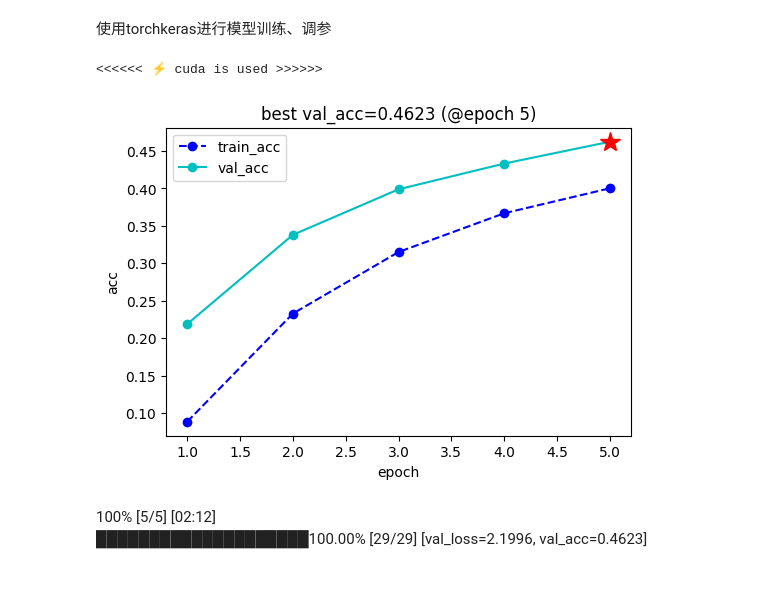
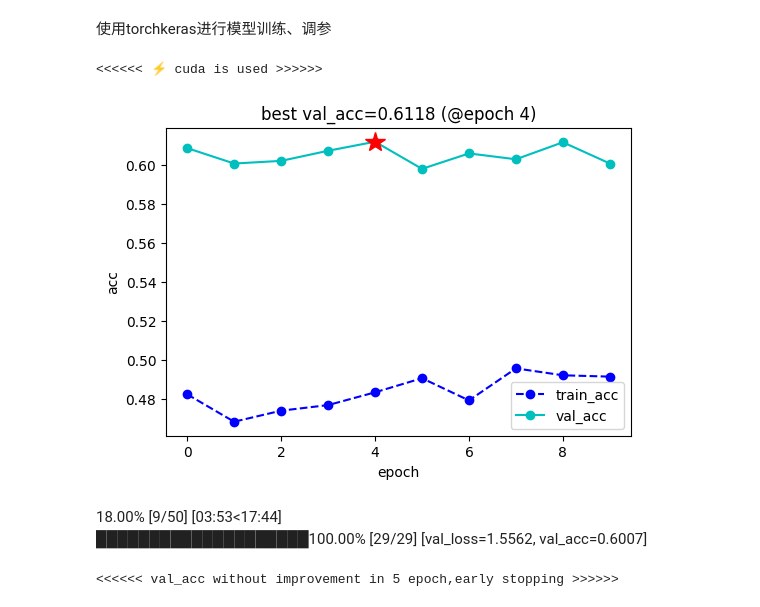
Before and after one commit to jagger235711/d2l-zh-pytorch-colab, a Jupyter notebook: 实战/c2/classify-leaves2.ipynb, the cells around one changed output. Saved outputs shown, nothing was run; the diff lists cells and outputs as text; code cells hidden in the pictures.

```diff
--- a/实战/c2/classify-leaves2.ipynb
+++ b/实战/c2/classify-leaves2.ipynb
@@ -175,9 +175,9 @@ class LeavesDataset(Dataset):
                     transforms.RandomRotation(degrees=(-15, 15)),
                     # 颜色抖动（模拟光照/色彩变化）
                     transforms.ColorJitter(
-                        brightness=0.2,  # 亮度±20%
-                        contrast=0.2,  # 对比度±20%
-                        saturation=0.2,  # 饱和度±20%
+                        brightness=0.1,  # 亮度±10%
+                        contrast=0.1,  # 对比度±10%
+                        saturation=0.1,  # 饱和度±10%
                         hue=0.1,  # 色调±0.1（避免颜色失真）
                     ),
                     # 随机灰度化（降低对颜色的过度依赖）
@@ -189,16 +189,16 @@ class LeavesDataset(Dataset):
                     ),
                     # 转Tensor
                     transforms.ToTensor(),
-                    # 标准化（使用ImageNet均值/标准差，适配预训练模型或加速收敛）
-                    transforms.Normalize(
-                        mean=[0.485, 0.456, 0.406], std=[0.229, 0.224, 0.225]
+                    # # 标准化（使用ImageNet均值/标准差，适配预训练模型或加速收敛）
+                    # transforms.Normalize(
+                    #     mean=[0.485, 0.456, 0.406], std=[0.229, 0.224, 0.225]
+                    # ),
+                    # 随机擦除（模拟局部遮挡）
+                    transforms.RandomErasing(
+                        p=0.2,
+                        scale=(0.02, 0.33),  # 擦除区域占比
+                        ratio=(0.3, 3.3),  # 擦除区域长宽比
                     ),
-                    # # 随机擦除（模拟局部遮挡）
-                    # transforms.RandomErasing(
-                    #     p=0.2,
-                    #     scale=(0.02, 0.33),  # 擦除区域占比
-                    #     ratio=(0.3, 3.3),  # 擦除区域长宽比
-                    # ),
                 ]
             )
         else:
@@ -207,10 +207,10 @@ class LeavesDataset(Dataset):
                 [
                     transforms.Resize((224, 224)),
                     transforms.ToTensor(),
-                    # 标准化（使用ImageNet均值/标准差，适配预训练模型或加速收敛）
-                    transforms.Normalize(
-                        mean=[0.485, 0.456, 0.406], std=[0.229, 0.224, 0.225]
-                    ),
+                    # # 标准化（使用ImageNet均值/标准差，适配预训练模型或加速收敛）
+                    # transforms.Normalize(
+                    #     mean=[0.485, 0.456, 0.406], std=[0.229, 0.224, 0.225]
+                    # ),
                 ]
             )
         image = transform(image)
@@ -319,34 +318,32 @@ class Accuracy(nn.Module):
 使用torchkeras进行模型训练、调参
 # %%
 net = get_net().to("cuda" if torch.cuda.is_available() else "cpu")
-lr, momentum, epochs = 0.001, 0.9, 5
-ckpt_path = "checkpoint"
-optimizer = torch.optim.Adam(net.parameters(), lr=lr)
+lr, epochs = 3e-4, 50
+weight_decay = 1e-3
+ckpt_path = "checkpoint.ckpt"
+optimizer = torch.optim.Adam(net.parameters(), lr=lr, weight_decay=weight_decay)
 
 model = torchkeras.KerasModel(
     net,
     loss_fn=nn.CrossEntropyLoss(),
     optimizer=optimizer,
     metrics_dict={"acc": Accuracy()},
-    # lr_scheduler=torch.optim.lr_scheduler.CosineAnnealingLR(
-    #     optimizer=optimizer, T_max=epochs, eta_min=3e-4
-    # ),
 )
 
 # if gpu/mps is available, will auto use it, otherwise cpu will be used.
-# model.load_ckpt(ckpt_path) #load trained ckpt and continue training
+model.load_ckpt(ckpt_path) #load trained ckpt and continue training
 dfhistory = model.fit(
     train_data=train_loader,
     val_data=val_loader,
     epochs=epochs,
     patience=5,
     monitor="val_acc",
     mode="max",
     ckpt_path=ckpt_path,
     plot=True,
 )
 # %% [output]
 <<<<<< ⚡️ cuda is used >>>>>>
-[figure, old version]
+[figure, new version]
-100% [5/5] [02:12]
-████████████████████100.00% [29/29] [val_loss=2.1996, val_acc=0.4623]
+████████████████████100.00% [29/29] [val_loss=1.5562, val_acc=0.6007]
+<<<<<< val_acc without improvement in 5 epoch,early stopping >>>>>>
```
Also changed, not shown: parts of 3 cells of this notebook, 3 other files.
